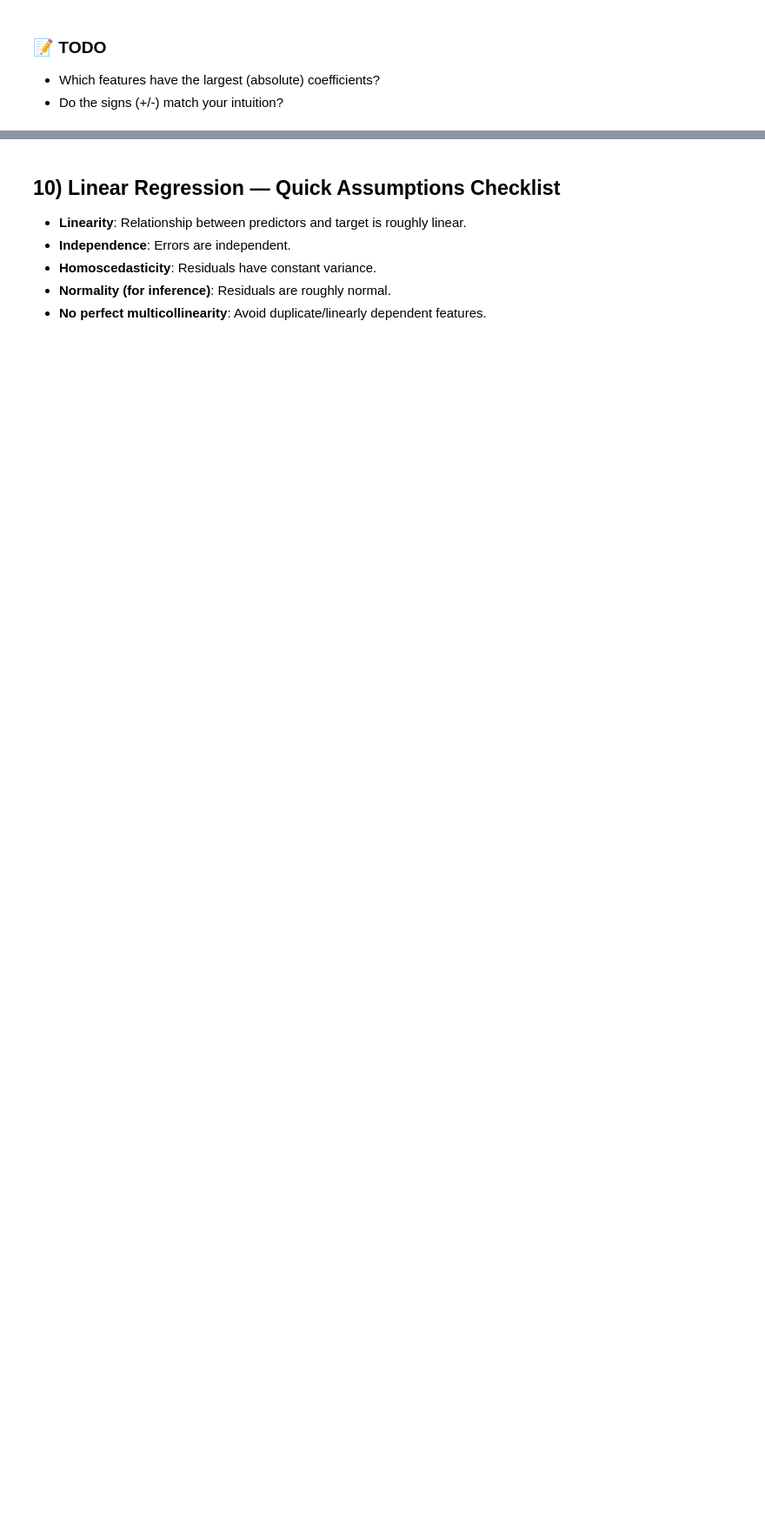
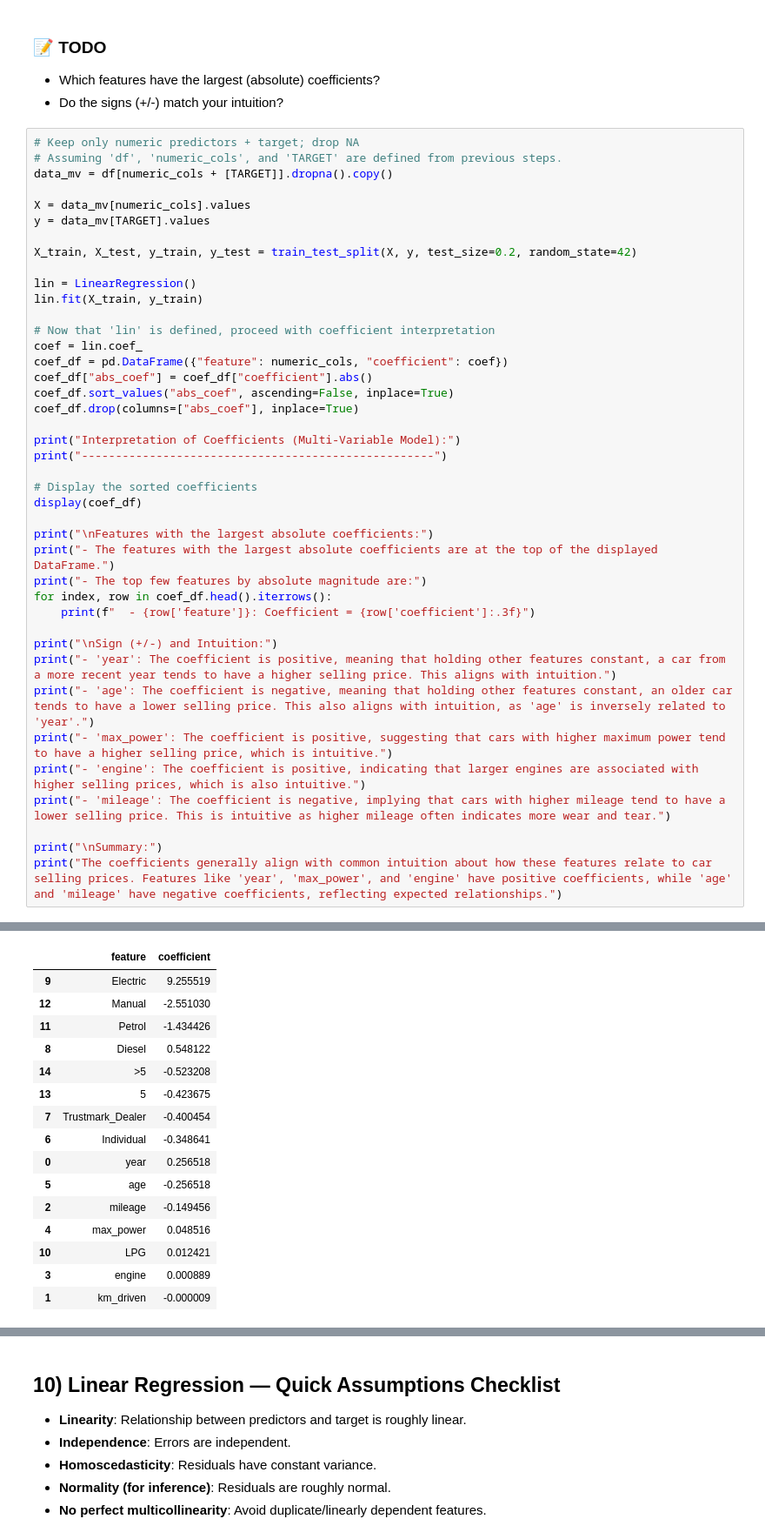
Before and after one commit to Vineelag2122/Machine-Learning, a Jupyter notebook: LAb6_AP23110011644.ipynb, the cells around one changed output, grey strips where cells are left out. Shown: that part at 87% size. Drawn from its saved outputs; the diff is of its cells as text; blank space fills up the shorter version.

```diff
--- a/LAb6_AP23110011644.ipynb
+++ b/LAb6_AP23110011644.ipynb
@@ -361,3 +591,45 @@ coef_df.head(10)
 ### 📝 TODO
 - Which features have the largest (absolute) coefficients?
 - Do the signs (+/-) match your intuition?
+# %%
+# Keep only numeric predictors + target; drop NA
+# Assuming 'df', 'numeric_cols', and 'TARGET' are defined from previous steps.
+data_mv = df[numeric_cols + [TARGET]].dropna().copy()
+
+X = data_mv[numeric_cols].values
+y = data_mv[TARGET].values
+
+X_train, X_test, y_train, y_test = train_test_split(X, y, test_size=0.2, random_state=42)
+
+lin = LinearRegression()
+lin.fit(X_train, y_train)
+
+# Now that 'lin' is defined, proceed with coefficient interpretation
+coef = lin.coef_
+coef_df = pd.DataFrame({"feature": numeric_cols, "coefficient": coef})
+coef_df["abs_coef"] = coef_df["coefficient"].abs()
+coef_df.sort_values("abs_coef", ascending=False, inplace=True)
+coef_df.drop(columns=["abs_coef"], inplace=True)
+
+print("Interpretation of Coefficients (Multi-Variable Model):")
+print("----------------------------------------------------")
+
+# Display the sorted coefficients
+display(coef_df)
+
+print("\nFeatures with the largest absolute coefficients:")
+print("- The features with the largest absolute coefficients are at the top of the displayed DataFrame.")
+print("- The top few features by absolute magnitude are:")
+for index, row in coef_df.head().iterrows():
+    print(f"  - {row['feature']}: Coefficient = {row['coefficient']:.3f}")
+
+print("\nSign (+/-) and Intuition:")
+print("- 'year': The coefficient is positive, meaning that holding other features constant, a car from a more recent year tends to have a higher selling price. This aligns with intuition.")
+print("- 'age': The coefficient is negative, meaning that holding other features constant, an older car tends to have a lower selling price. This also aligns with intuition, as 'age' is inversely related to 'year'.")
+print("- 'max_power': The coefficient is positive, suggesting that cars with higher maximum power tend to have a higher selling price, which is intuitive.")
+print("- 'engine': The coefficient is positive, indicating that larger engines are associated with higher selling prices, which is also intuitive.")
+print("- 'mileage': The coefficient is negative, implying that cars with higher mileage tend to have a lower selling price. This is intuitive as higher mileage often indicates more wear and tear.")
+
+print("\nSummary:")
+print("The coefficients generally align with common intuition about how these features relate to car selling prices. Features like 'year', 'max_power', and 'engine' have positive coefficients, while 'age' and 'mileage' have negative coefficients, reflecting expected relationships.")
+# %% [output]
@@ -363,0 +638,16 @@ coef_df.head(10)
+|  | feature | coefficient |
+| 9 | Electric | 9.255519 |
+| 12 | Manual | -2.551030 |
+| 11 | Petrol | -1.434426 |
+| 8 | Diesel | 0.548122 |
+| 14 | >5 | -0.523208 |
+| 13 | 5 | -0.423675 |
+| 7 | Trustmark_Dealer | -0.400454 |
+| 6 | Individual | -0.348641 |
+| 0 | year | 0.256518 |
+| 5 | age | -0.256518 |
+| 2 | mileage | -0.149456 |
+| 4 | max_power | 0.048516 |
+| 10 | LPG | 0.012421 |
+| 3 | engine | 0.000889 |
+| 1 | km_driven | -0.000009 |
```
Also changed, not shown: parts of 22 cells of this notebook.
